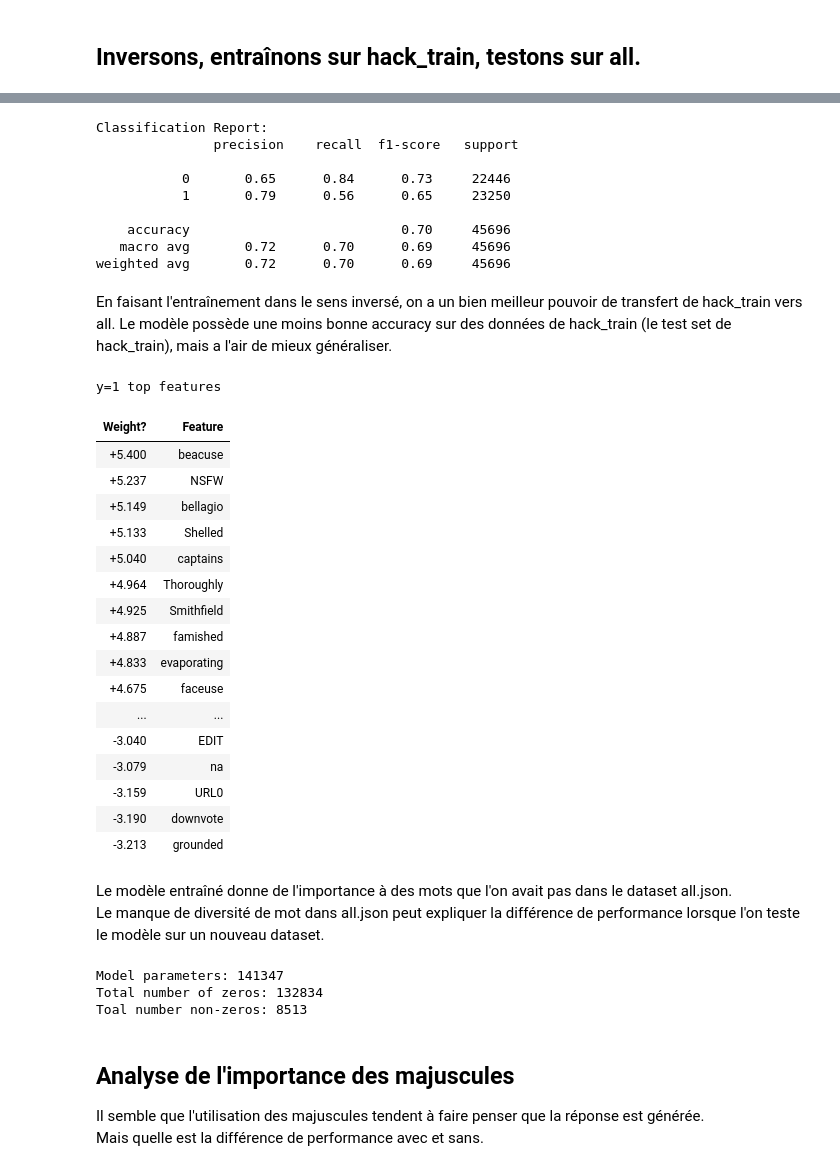
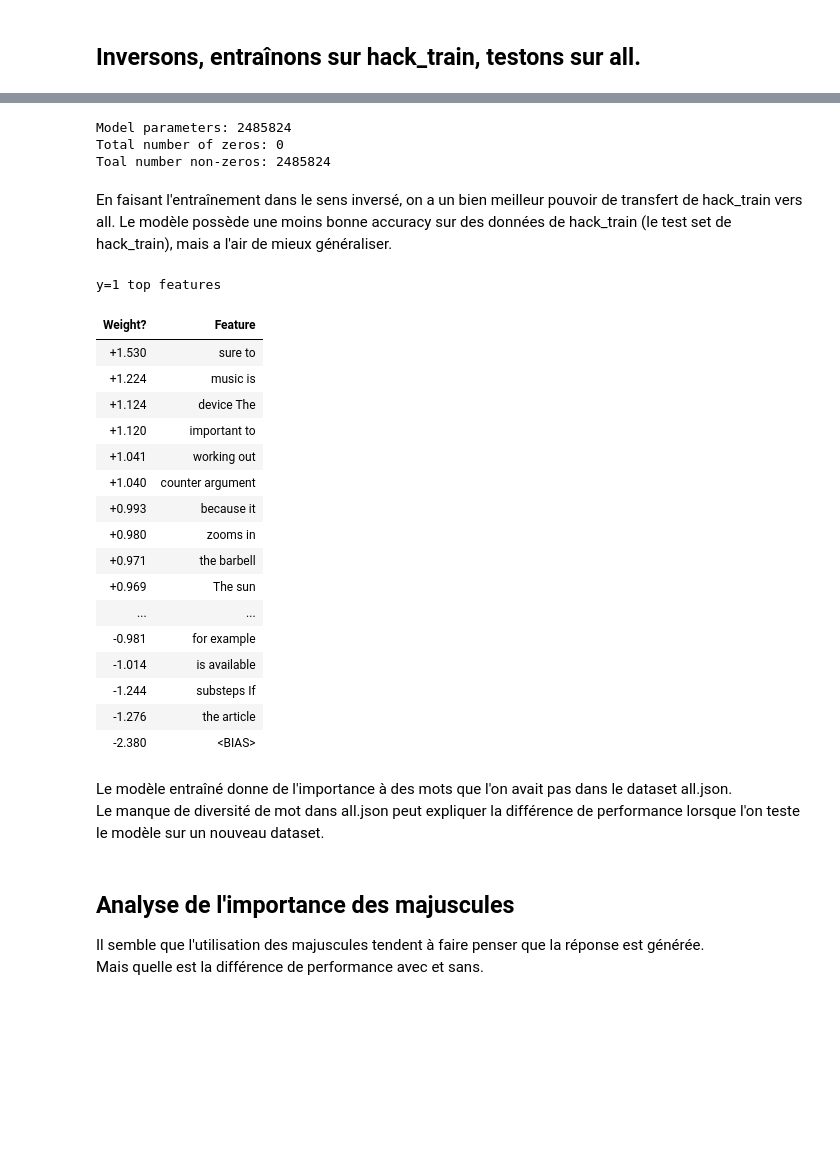
Before and after one commit to Erdnaxela3/hackathon-data-ia-hack, a Jupyter notebook: ia_vs_ai.ipynb, the cells around one changed output, grey strips where cells are left out. Saved outputs shown, nothing was run; the diff lists cells and outputs as text; code cells hidden in the pictures; blank space fills up the shorter version.

```diff
--- a/ia_vs_ai.ipynb
+++ b/ia_vs_ai.ipynb
@@ -946,0 +954,4 @@ Test set score: 0.8864836325237593
+# %%
+model = make_pipeline(CountVectorizer(lowercase=False, ngram_range=(2,2)), LogisticRegression(penalty='l2', random_state=42, class_weight='balanced', solver='liblinear'))
+# %%
+model.fit(X_train, y_train)
@@ -973,53 +980,37 @@ all_data.head()
-# %%
-all_X = all_data.text
-all_pred = best_model.predict(all_X)
-y_all = all_data.generated
-
-print("Classification Report:\n", classification_report(y_all, all_pred))
-# %% [output]
-Classification Report:
-               precision    recall  f1-score   support
-
-           0       0.65      0.84      0.73     22446
-           1       0.79      0.56      0.65     23250
-
-    accuracy                           0.70     45696
-   macro avg       0.72      0.70      0.69     45696
-weighted avg       0.72      0.70      0.69     45696
+# %%
+parameters_zeros_info(model)
+# %% [output]
+Model parameters: 2485824
+Total number of zeros: 0
+Toal number non-zeros: 2485824
 # %% [markdown]
 En faisant l'entraînement dans le sens inversé, on a un bien meilleur pouvoir de transfert de hack_train vers all.
 Le modèle possède une moins bonne accuracy sur des données de hack_train (le test set de hack_train), mais a l'air de mieux généraliser.
 # %%
-html = eli5.show_weights(estimator=best_model, top=(20, 20))
+html = eli5.show_weights(estimator=model, top=(20, 20))
 html
 # %% [output]
 y=1 top features
 | Weight? | Feature |
-| +5.400 | beacuse |
-| +5.237 | NSFW |
-| +5.149 | bellagio |
-| +5.133 | Shelled |
-| +5.040 | captains |
-| +4.964 | Thoroughly |
-| +4.925 | Smithfield |
-| +4.887 | famished |
-| +4.833 | evaporating |
-| +4.675 | faceuse |
+| +1.530 | sure to |
+| +1.224 | music is |
+| +1.124 | device The |
+| +1.120 | important to |
+| +1.041 | working out |
+| +1.040 | counter argument |
+| +0.993 | because it |
+| +0.980 | zooms in |
+| +0.971 | the barbell |
+| +0.969 | The sun |
 | ... | ... |
-| -3.040 | EDIT |
-| -3.079 | na |
-| -3.159 | URL0 |
-| -3.190 | downvote |
-| -3.213 | grounded |
+| -0.981 | for example |
+| -1.014 | is available |
+| -1.244 | substeps If |
+| -1.276 | the article |
+| -2.380 | <BIAS> |
 # %% [markdown]
 Le modèle entraîné donne de l'importance à des mots que l'on avait pas dans le dataset all.json.\
 Le manque de diversité de mot dans all.json peut expliquer la différence de performance lorsque l'on teste le modèle sur un nouveau dataset.
-# %%
-parameters_zeros_info(best_model)
-# %% [output]
-Model parameters: 141347
-Total number of zeros: 132834
-Toal number non-zeros: 8513
 # %% [markdown]
 ## Analyse de l'importance des majuscules
 Il semble que l'utilisation des majuscules tendent à faire penser que la réponse est générée.\
```
Also changed, not shown: parts of 47 cells of this notebook.
